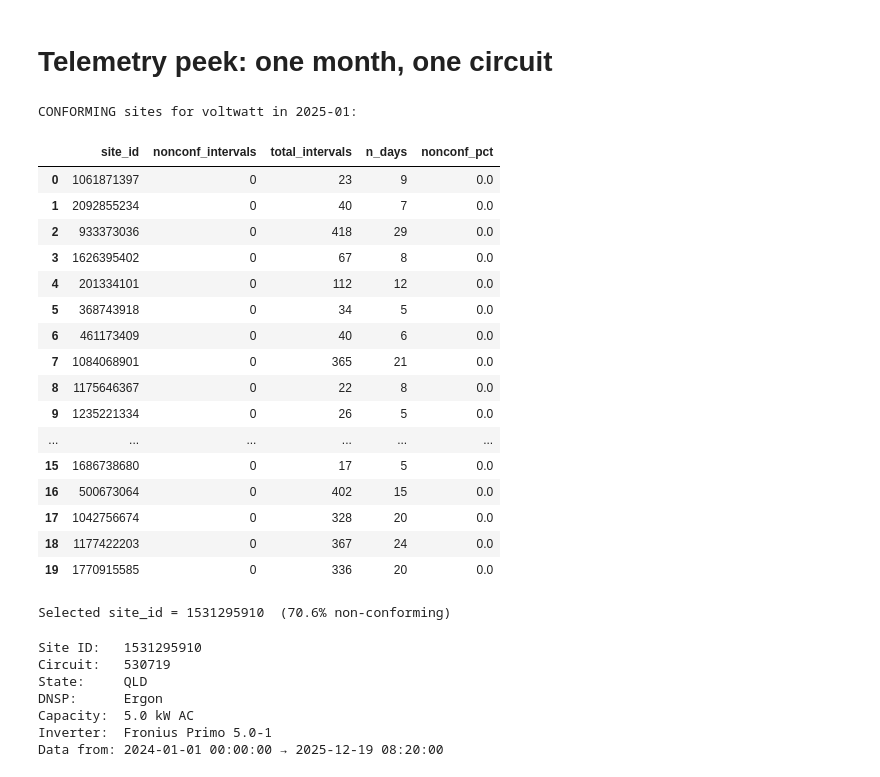
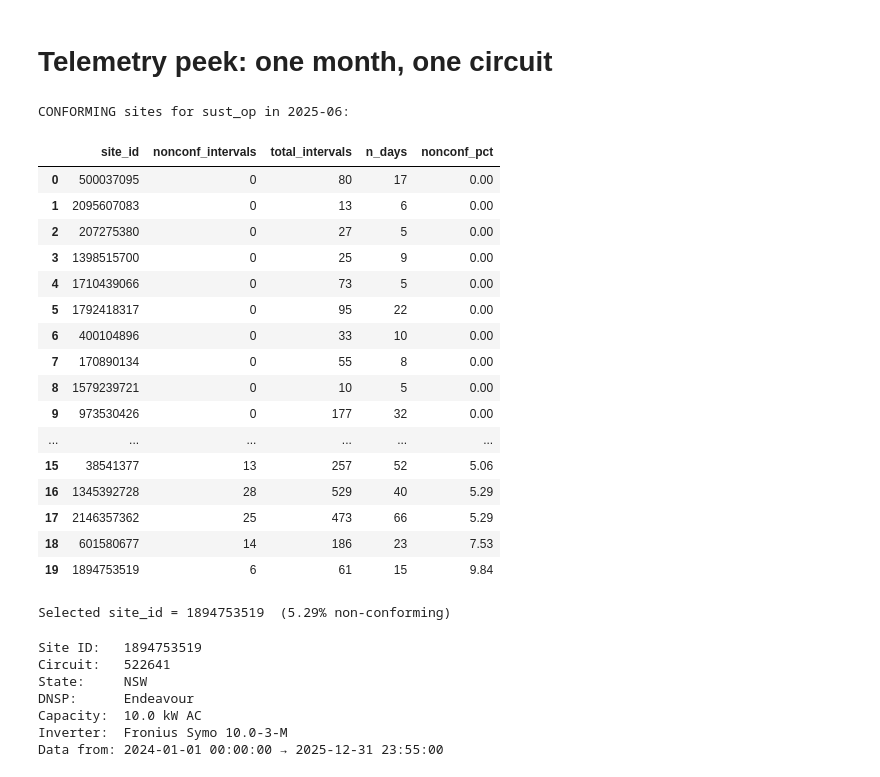
Before and after one commit to UNSW-CEEM/CICCADA, a Jupyter notebook: bms_sa_review/data_query/01_data_exploration.ipynb, the cells around one changed output. Drawn from its saved outputs; the diff is of its cells as text; code cells hidden in the pictures.

```diff
--- a/bms_sa_review/data_query/01_data_exploration.ipynb
+++ b/bms_sa_review/data_query/01_data_exploration.ipynb
@@ -480,62 +520,62 @@ site_summary
 #   BEHAVIOUR: "nonconforming" or "conforming"
 # =============================================================================
 
-CHECK     = "voltwatt"        # "voltwatt" or "voltvar"
-BEHAVIOUR = "nonconforming"   # "nonconforming" or "conforming"
+CHECK     = "sust_op"        # "voltwatt" or "voltvar"
+BEHAVIOUR = "conforming"   # "nonconforming" or "conforming"
 YEAR      = 2025
-MONTH     = 1
+MONTH     = 6
 MIN_DAYS  = 5                 # require a few days of data so rates are meaningful
 
 table   = f"conformance_{CHECK}"
 nonconf = f"nonconformance_{CHECK}"
 order   = "DESC" if BEHAVIOUR == "nonconforming" else "ASC"
 
 ranked = aq(f"""
     SELECT
         site_id,
         sum({nonconf}_count)               AS nonconf_intervals,
         sum(total_count)                   AS total_intervals,
         count(*)                           AS n_days,
         round(100.0 * sum({nonconf}_count)
               / nullif(sum(total_count), 0), 2) AS nonconf_pct
     FROM {table}
     WHERE year = {YEAR} AND month = {MONTH}
     GROUP BY site_id
     HAVING sum(total_count) > 0
        AND count(*) >= {MIN_DAYS}
     ORDER BY nonconf_pct {order}
     LIMIT 20
 """, database=SAI)
 
 print(f"{BEHAVIOUR.upper()} sites for {CHECK} in {YEAR}-{MONTH:02d}:")
 ranked
 # %% [output]
-CONFORMING sites for voltwatt in 2025-01:
+CONFORMING sites for sust_op in 2025-06:
 |  | site_id | nonconf_intervals | total_intervals | n_days | nonconf_pct |
-| 0 | 1061871397 | 0 | 23 | 9 | 0.0 |
-| 1 | 2092855234 | 0 | 40 | 7 | 0.0 |
-| 2 | 933373036 | 0 | 418 | 29 | 0.0 |
-| 3 | 1626395402 | 0 | 67 | 8 | 0.0 |
-| 4 | 201334101 | 0 | 112 | 12 | 0.0 |
-| 5 | 368743918 | 0 | 34 | 5 | 0.0 |
-| 6 | 461173409 | 0 | 40 | 6 | 0.0 |
-| 7 | 1084068901 | 0 | 365 | 21 | 0.0 |
-| 8 | 1175646367 | 0 | 22 | 8 | 0.0 |
-| 9 | 1235221334 | 0 | 26 | 5 | 0.0 |
+| 0 | 500037095 | 0 | 80 | 17 | 0.00 |
+| 1 | 2095607083 | 0 | 13 | 6 | 0.00 |
+| 2 | 207275380 | 0 | 27 | 5 | 0.00 |
+| 3 | 1398515700 | 0 | 25 | 9 | 0.00 |
+| 4 | 1710439066 | 0 | 73 | 5 | 0.00 |
+| 5 | 1792418317 | 0 | 95 | 22 | 0.00 |
+| 6 | 400104896 | 0 | 33 | 10 | 0.00 |
+| 7 | 170890134 | 0 | 55 | 8 | 0.00 |
+| 8 | 1579239721 | 0 | 10 | 5 | 0.00 |
+| 9 | 973530426 | 0 | 177 | 32 | 0.00 |
 | ... | ... | ... | ... | ... | ... |
-| 15 | 1686738680 | 0 | 17 | 5 | 0.0 |
-| 16 | 500673064 | 0 | 402 | 15 | 0.0 |
-| 17 | 1042756674 | 0 | 328 | 20 | 0.0 |
-| 18 | 1177422203 | 0 | 367 | 24 | 0.0 |
-| 19 | 1770915585 | 0 | 336 | 20 | 0.0 |
+| 15 | 38541377 | 13 | 257 | 52 | 5.06 |
+| 16 | 1345392728 | 28 | 529 | 40 | 5.29 |
+| 17 | 2146357362 | 25 | 473 | 66 | 5.29 |
+| 18 | 601580677 | 14 | 186 | 23 | 7.53 |
+| 19 | 1894753519 | 6 | 61 | 15 | 9.84 |
 # %%
 # Take the top-ranked site and feed it into the Step 1 candidate query.
 # This OVERRIDES the auto-pick: instead of "any active site"
 # Or, just add any other site ID here:
-SELECTED_SITE_ID = int(ranked["site_id"].iloc[5])
-print(f"Selected site_id = {SELECTED_SITE_ID}  ({ranked['nonconf_pct'].iloc[5]}% non-conforming)")
+SELECTED_SITE_ID = int(ranked["site_id"].iloc[19])
+print(f"Selected site_id = {SELECTED_SITE_ID}  ({ranked['nonconf_pct'].iloc[16]}% non-conforming)")
 # %% [output]
-Selected site_id = 1531295910  (70.6% non-conforming)
+Selected site_id = 1894753519  (5.29% non-conforming)
 # %%
 # -----------------------------------------------------------------------------
 # Step 1: pick a site confirmed to have data in a specific month.
@@ -548,10 +588,10 @@ Selected site_id = 1531295910  (70.6% non-conforming)
 # Leave them commented out to get any site with data in that month.
 # -----------------------------------------------------------------------------
 
-YEAR  = 2025
-MONTH = 1
-STATE = 'NSW'
-MANUFACTURER = 'SMA'
+YEAR  = YEAR
+MONTH = MONTH
+#STATE = 'NSW'
+# MANUFACTURER = 'SMA'
 
 candidate = aq(f"""
     SELECT
@@ -570,11 +610,15 @@ candidate = aq(f"""
       AND m.site_id = {SELECTED_SITE_ID}
       AND m.max_time >= TIMESTAMP '{YEAR}-{MONTH:02d}-01'
       AND m.min_time <  TIMESTAMP '{YEAR}-{MONTH:02d}-28'
-      -- AND m.state = '{STATE}'
       -- AND m.ac_capacity_kw BETWEEN 3 AND 10
-      -- AND m.manufacturer = '{MANUFACTURER}'
     LIMIT 1
 """, database=SAI)
+
+# IF want to add the state and manufacturer filters, add them below "-- AND m.ac_capacity_kw BETWEEN 3 AND 10":
+#      -- AND m.state = '{STATE}'
+#      -- AND m.manufacturer = '{MANUFACTURER}'
+
+
 
 chosen_site_id    = int(candidate["site_id"].iloc[0])
 chosen_circuit_id = int(candidate["circuit_id"].iloc[0])
@@ -587,13 +631,13 @@ print(f"Capacity:  {candidate['ac_capacity_kw'].iloc[0]:.1f} kW AC")
 print(f"Inverter:  {candidate['manufacturer'].iloc[0]} {candidate['model'].iloc[0]}")
 print(f"Data from: {candidate['min_time'].iloc[0]} → {candidate['max_time'].iloc[0]}")
 # %% [output]
-Site ID:   1531295910
-Circuit:   530719
-State:     QLD
-DNSP:      Ergon
-Capacity:  5.0 kW AC
-Inverter:  Fronius Primo 5.0-1
-Data from: 2024-01-01 00:00:00 → 2025-12-19 08:20:00
+Site ID:   1894753519
+Circuit:   522641
+State:     NSW
+DNSP:      Endeavour
+Capacity:  10.0 kW AC
+Inverter:  Fronius Symo 10.0-3-M
+Data from: 2024-01-01 00:00:00 → 2025-12-31 23:55:00
 # %%
 # -----------------------------------------------------------------------------
 # Step 2: pull the full month of telemetry for this circuit.
```
Also changed, not shown: parts of 15 cells of this notebook, 2 other files.
